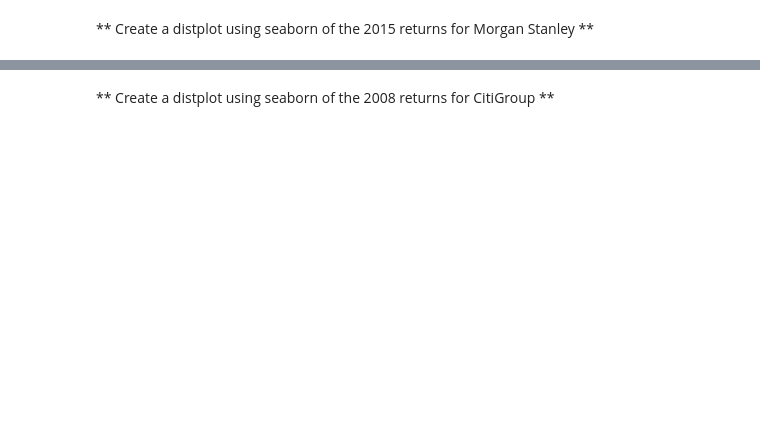
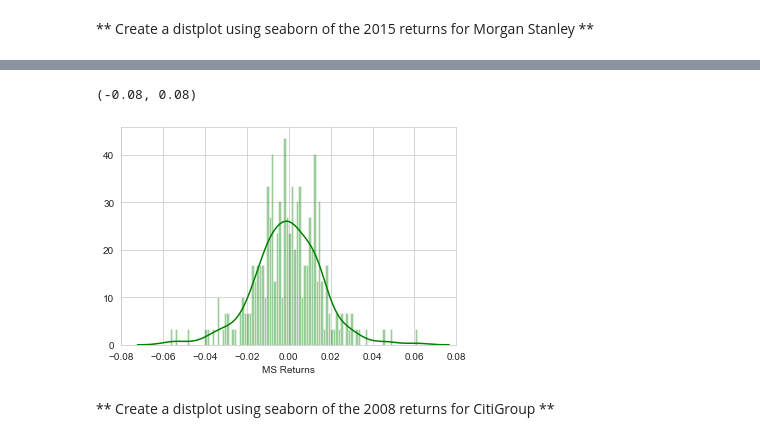
Before and after one commit to kamelCased/learningDataScience, a Jupyter notebook: Finance Project.ipynb, the cells around one changed output, grey strips where cells are left out. Drawn from its saved outputs; the diff is of its cells as text; code cells hidden in the pictures; blank space fills up the shorter version.

```diff
--- a/Finance Project.ipynb
+++ b/Finance Project.ipynb
@@ -272,2 +274,8 @@ using a non-integer number instead of an integer will result in an error in the
+# %%
+g = sns.distplot(returns["MS Returns"].loc['2015-1-1':'2015-12-31'],bins=100,color='green')
+g.set_xlim(-0.08,0.08)
+# %% [output]
+(-0.08, 0.08)
+[figure, added]
 # %% [markdown]
 ** Create a distplot using seaborn of the 2008 returns for CitiGroup **
```
Also changed, not shown: parts of 31 cells of this notebook.
